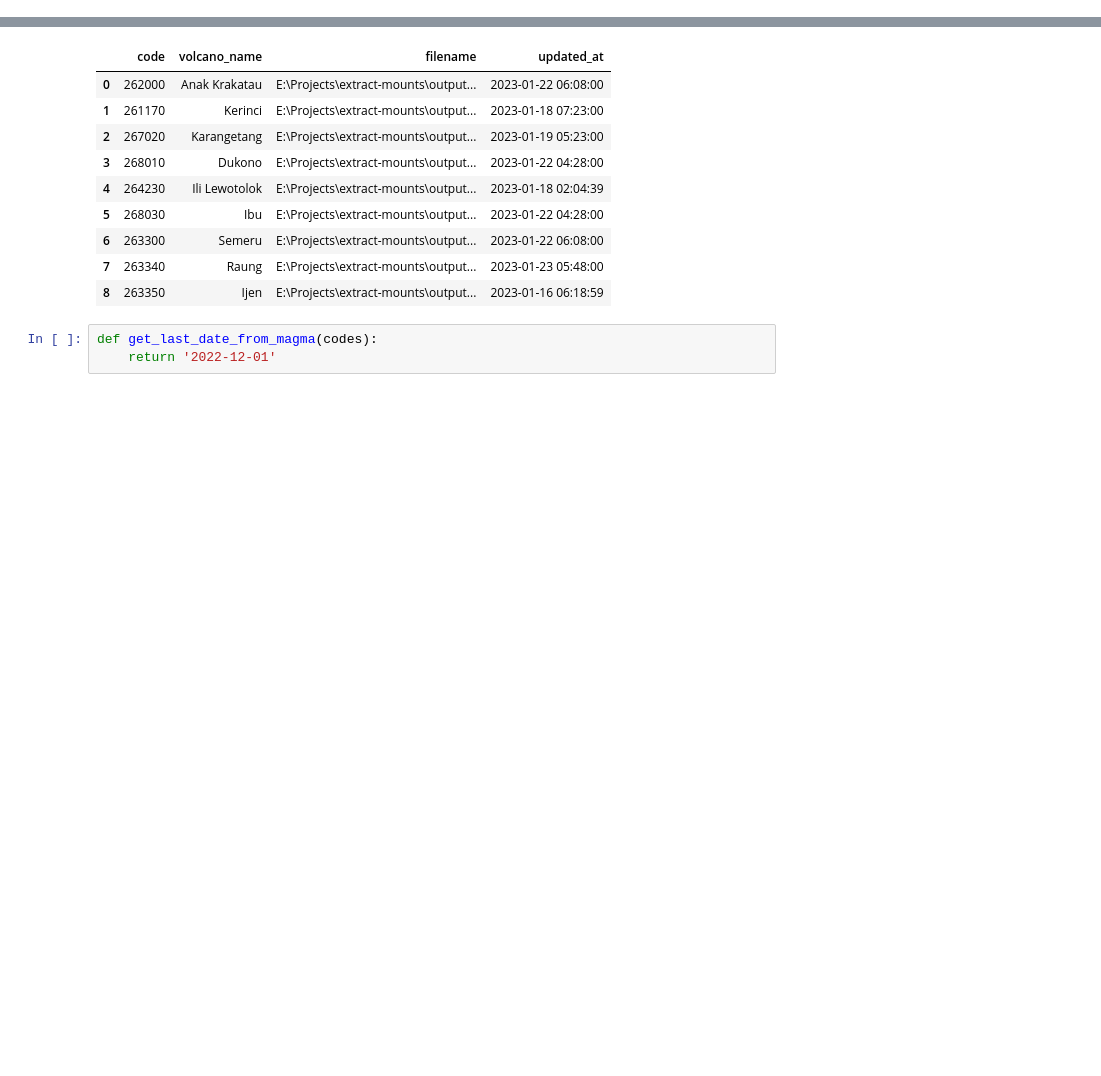
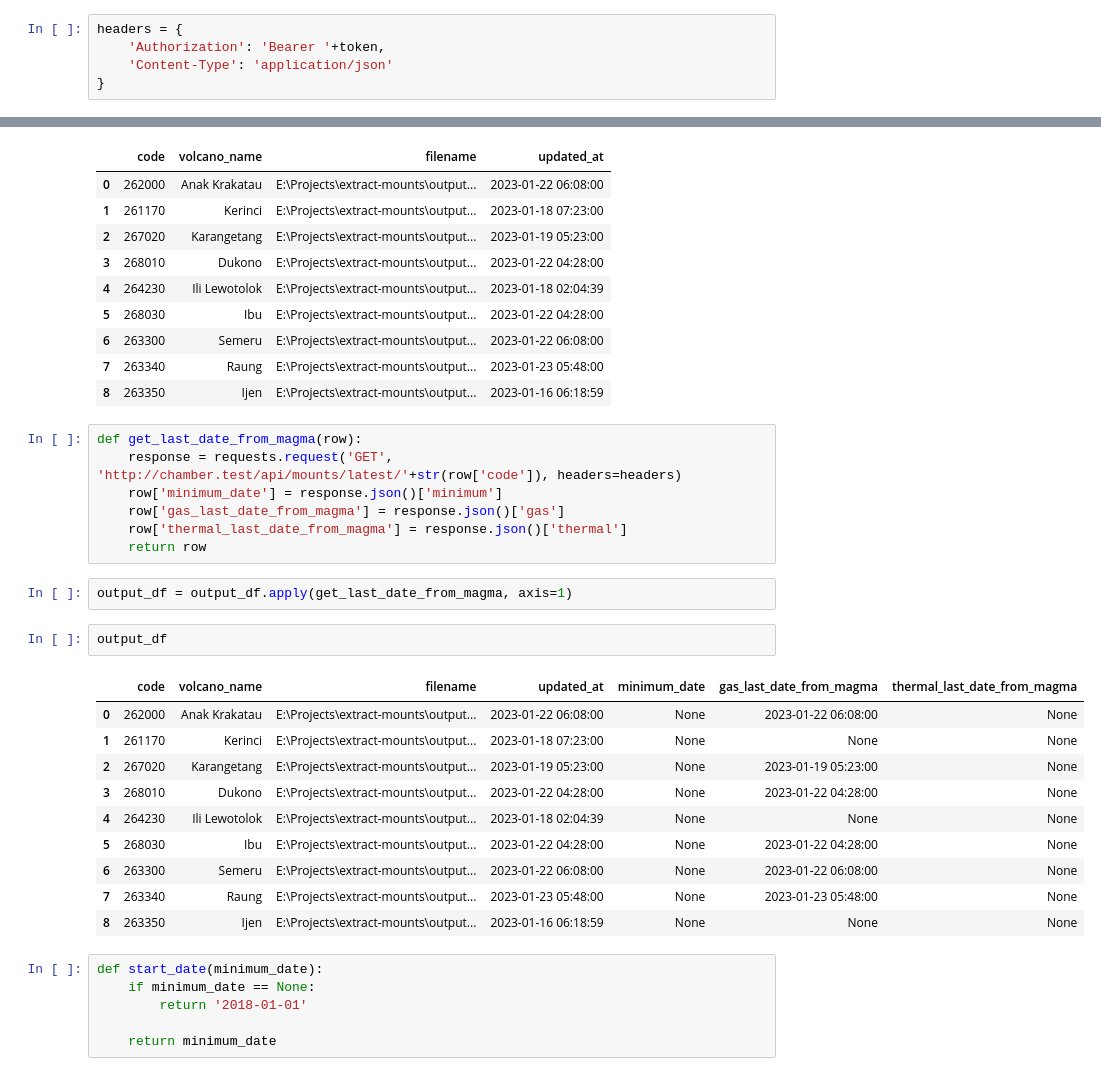
Before and after one commit to martanto/extract-mounts, a Jupyter notebook: upload-to-magma.ipynb, the cells around one changed output, grey strips where cells are left out. Cells and saved outputs as stored; diff of their text form; blank space fills up the shorter version.

```diff
--- a/upload-to-magma.ipynb
+++ b/upload-to-magma.ipynb
@@ -7,3 +9,8 @@ token = "eyJ0eXAiOiJKV1QiLCJhbGciOiJIUzI1NiJ9.eyJpc3MiOiJodHRwOlwvXC9jaGFtYmVyLn
+# %%
+headers = {
+    'Authorization': 'Bearer '+token,
+    'Content-Type': 'application/json'
+}
 # %%
 output_df = pd.read_excel('output.xlsx')
 # %%
@@ -20,7 +27,32 @@ output_df
 | 7 | 263340 | Raung | E:\Projects\extract-mounts\output... | 2023-01-23 05:48:00 |
 | 8 | 263350 | Ijen | E:\Projects\extract-mounts\output... | 2023-01-16 06:18:59 |
 # %%
-def get_last_date_from_magma(codes):
-    return '2022-12-01'
+def get_last_date_from_magma(row):
+    response = requests.request('GET', 'http://chamber.test/api/mounts/latest/'+str(row['code']), headers=headers)
+    row['minimum_date'] = response.json()['minimum']
+    row['gas_last_date_from_magma'] = response.json()['gas']
+    row['thermal_last_date_from_magma'] = response.json()['thermal']
+    return row
+# %%
+output_df = output_df.apply(get_last_date_from_magma, axis=1)
+# %%
+output_df
+# %% [output]
+|  | code | volcano_name | filename | updated_at | minimum_date | gas_last_date_from_magma | thermal_last_date_from_magma |
+| 0 | 262000 | Anak Krakatau | E:\Projects\extract-mounts\output... | 2023-01-22 06:08:00 | None | 2023-01-22 06:08:00 | None |
+| 1 | 261170 | Kerinci | E:\Projects\extract-mounts\output... | 2023-01-18 07:23:00 | None | None | None |
+| 2 | 267020 | Karangetang | E:\Projects\extract-mounts\output... | 2023-01-19 05:23:00 | None | 2023-01-19 05:23:00 | None |
+| 3 | 268010 | Dukono | E:\Projects\extract-mounts\output... | 2023-01-22 04:28:00 | None | 2023-01-22 04:28:00 | None |
+| 4 | 264230 | Ili Lewotolok | E:\Projects\extract-mounts\output... | 2023-01-18 02:04:39 | None | None | None |
+| 5 | 268030 | Ibu | E:\Projects\extract-mounts\output... | 2023-01-22 04:28:00 | None | 2023-01-22 04:28:00 | None |
+| 6 | 263300 | Semeru | E:\Projects\extract-mounts\output... | 2023-01-22 06:08:00 | None | 2023-01-22 06:08:00 | None |
+| 7 | 263340 | Raung | E:\Projects\extract-mounts\output... | 2023-01-23 05:48:00 | None | 2023-01-23 05:48:00 | None |
+| 8 | 263350 | Ijen | E:\Projects\extract-mounts\output... | 2023-01-16 06:18:59 | None | None | None |
+# %%
+def start_date(minimum_date):
+    if minimum_date == None:
+        return '2018-01-01'
+
+    return minimum_date
 # %%
 concat_df = pd.DataFrame()
```
Also changed, not shown: parts of 19 cells of this notebook, 1 other file.
